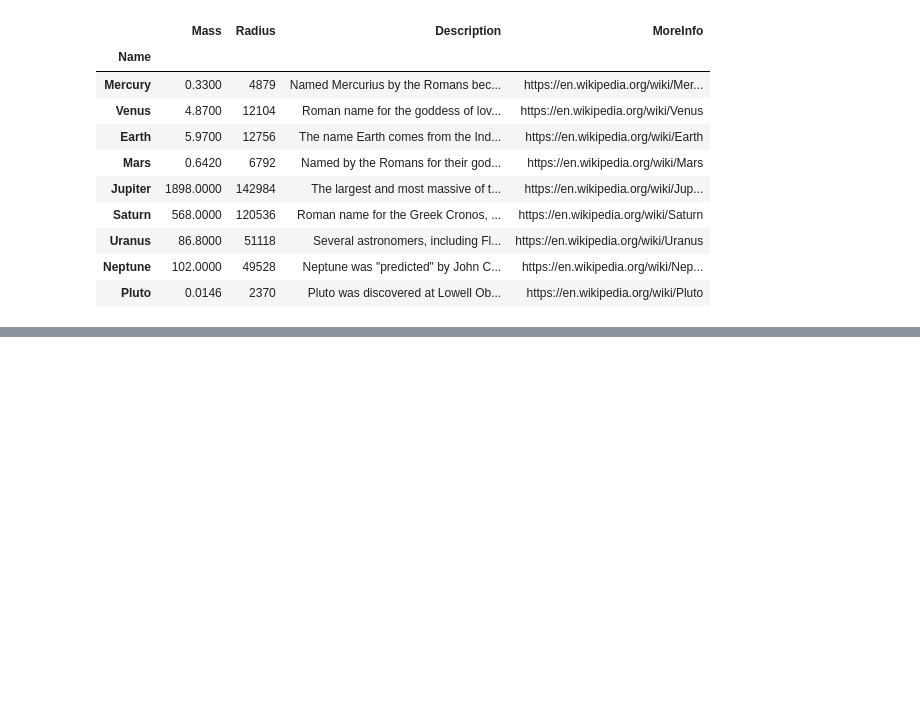
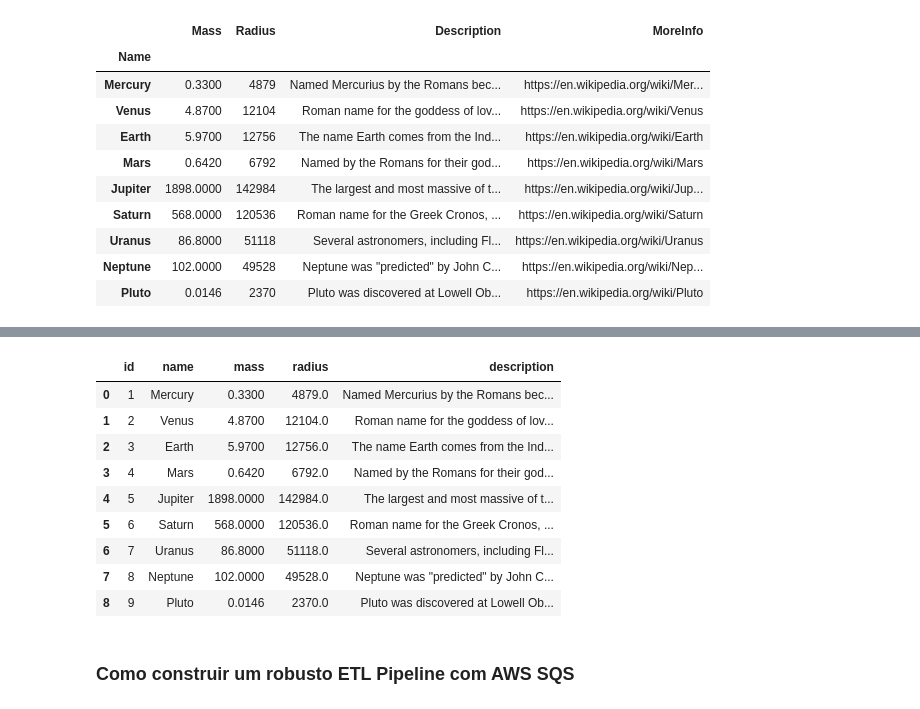
Before and after one commit to willianpina/Python_Web_Scraping_Cookbook, a Jupyter notebook: Cap 3 - Processando Dados.ipynb, the cells around one changed output, grey strips where cells are left out. Drawn from its saved outputs; the diff is of its cells as text; code cells hidden in the pictures; blank space fills up the shorter version.

```diff
--- a/Cap 3 - Processando Dados.ipynb
+++ b/Cap 3 - Processando Dados.ipynb
@@ -171,0 +265,28 @@ planets_df
+# %%
+# Verificando os dados
+import pandas as pd
+import warnings
+warnings.filterwarnings("ignore")
+
+conn = pg.connect(user="postgres",
+                  password="admin",
+                  host="127.0.0.1",
+                  port="5432",
+                  database="scraping")
+
+sql = "SELECT * FROM planets"
+
+pd.read_sql_query(sql, conn)
+# %% [output]
+|  | id | name | mass | radius | description |
+| 0 | 1 | Mercury | 0.3300 | 4879.0 | Named Mercurius by the Romans bec... |
+| 1 | 2 | Venus | 4.8700 | 12104.0 | Roman name for the goddess of lov... |
+| 2 | 3 | Earth | 5.9700 | 12756.0 | The name Earth comes from the Ind... |
+| 3 | 4 | Mars | 0.6420 | 6792.0 | Named by the Romans for their god... |
+| 4 | 5 | Jupiter | 1898.0000 | 142984.0 | The largest and most massive of t... |
+| 5 | 6 | Saturn | 568.0000 | 120536.0 | Roman name for the Greek Cronos, ... |
+| 6 | 7 | Uranus | 86.8000 | 51118.0 | Several astronomers, including Fl... |
+| 7 | 8 | Neptune | 102.0000 | 49528.0 | Neptune was "predicted" by John C... |
+| 8 | 9 | Pluto | 0.0146 | 2370.0 | Pluto was discovered at Lowell Ob... |
+# %% [markdown]
+<h3>Como construir um robusto ETL Pipeline com AWS SQS </h3>
```
Also changed, not shown: parts of 6 cells of this notebook.
